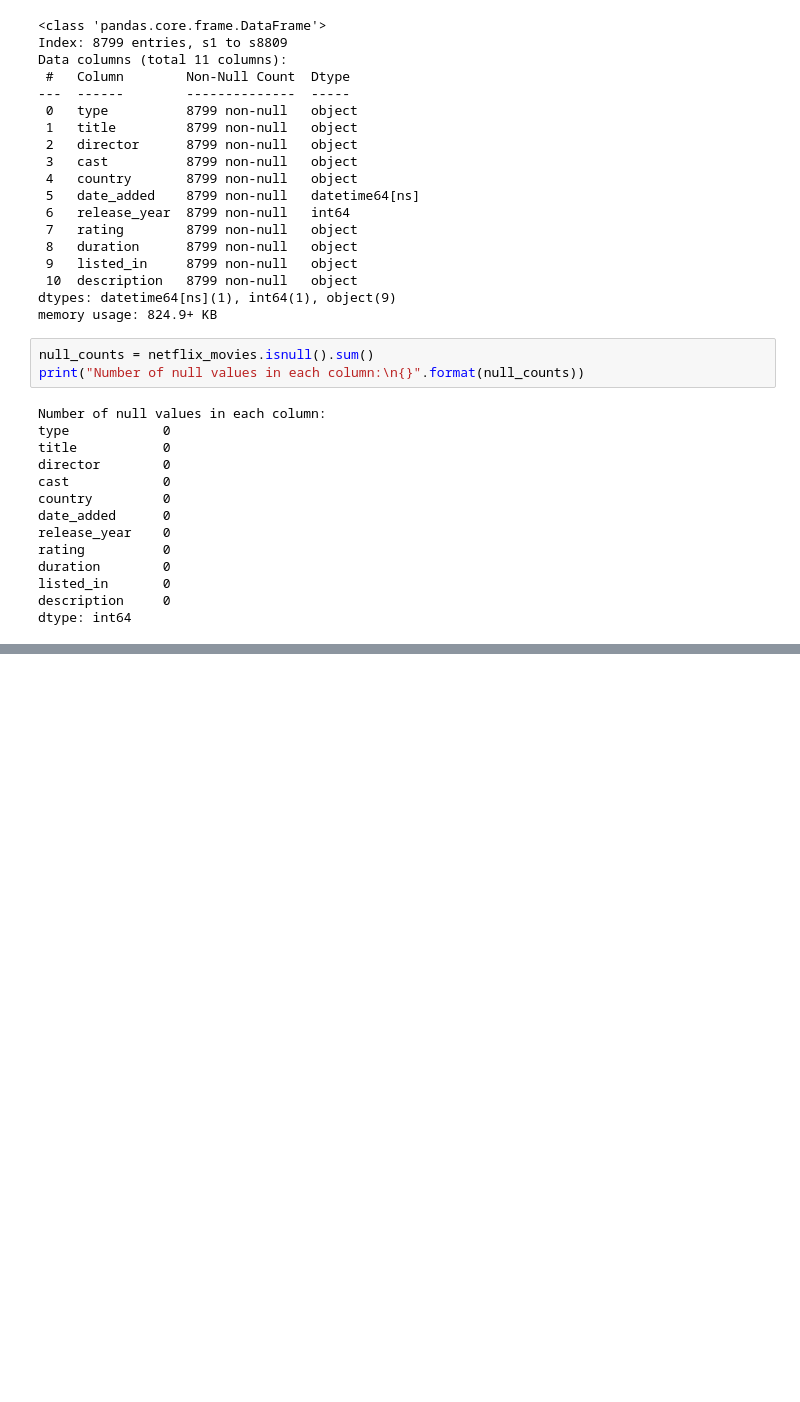
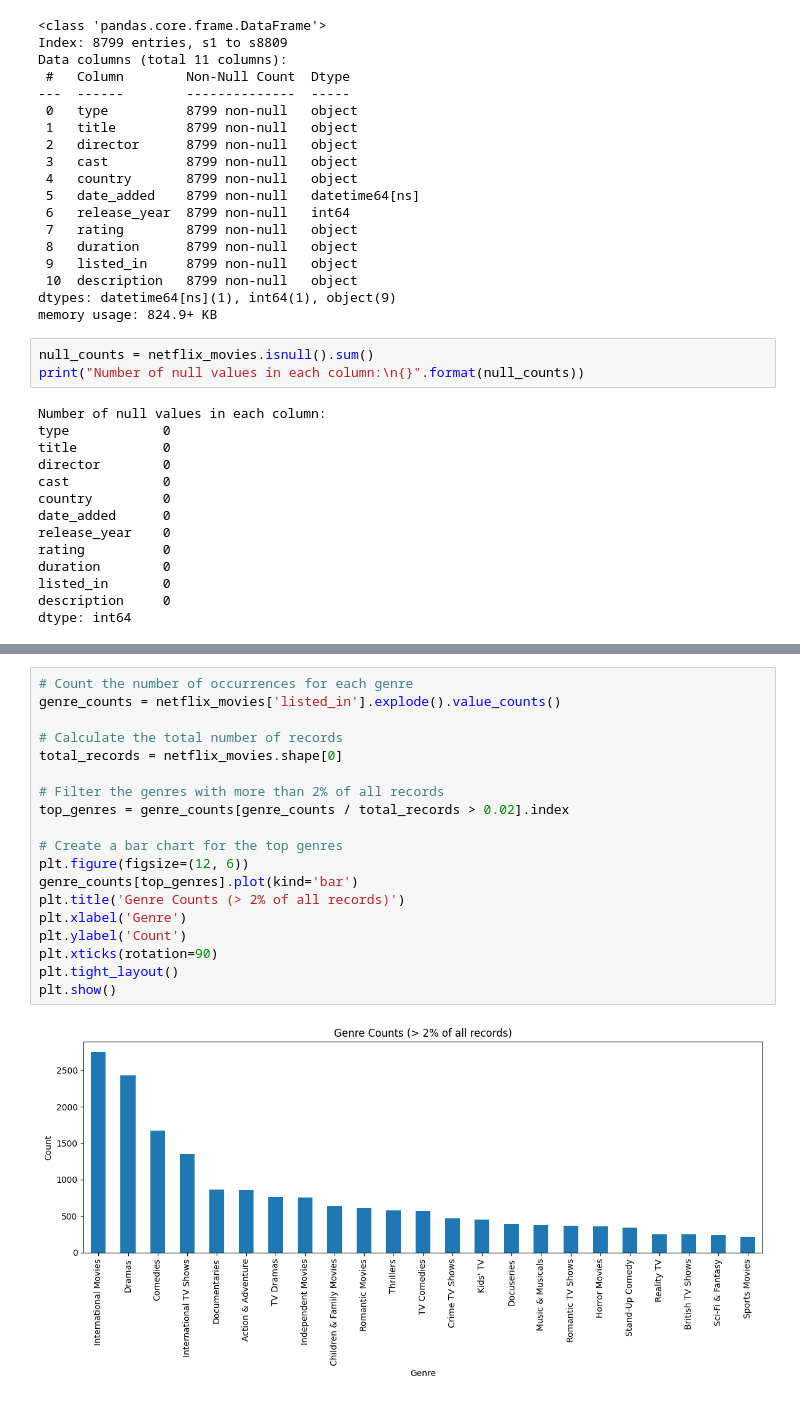
Before and after one commit to buli03/Netflix_Movies_Analysis, a Jupyter notebook: netflix_movies.ipynb, the cells around one changed output, grey strips where cells are left out. Drawn from its saved outputs; the diff is of its cells as text; blank space fills up the shorter version.

```diff
--- a/netflix_movies.ipynb
+++ b/netflix_movies.ipynb
@@ -333,0 +357,21 @@ dtype: int64
+# %%
+# Count the number of occurrences for each genre
+genre_counts = netflix_movies['listed_in'].explode().value_counts()
+
+# Calculate the total number of records
+total_records = netflix_movies.shape[0]
+
+# Filter the genres with more than 2% of all records
+top_genres = genre_counts[genre_counts / total_records > 0.02].index
+
+# Create a bar chart for the top genres
+plt.figure(figsize=(12, 6))
+genre_counts[top_genres].plot(kind='bar')
+plt.title('Genre Counts (> 2% of all records)')
+plt.xlabel('Genre')
+plt.ylabel('Count')
+plt.xticks(rotation=90)
+plt.tight_layout()
+plt.show()
+# %% [output]
+[figure, added]
```
Also changed, not shown: parts of 5 cells of this notebook.
